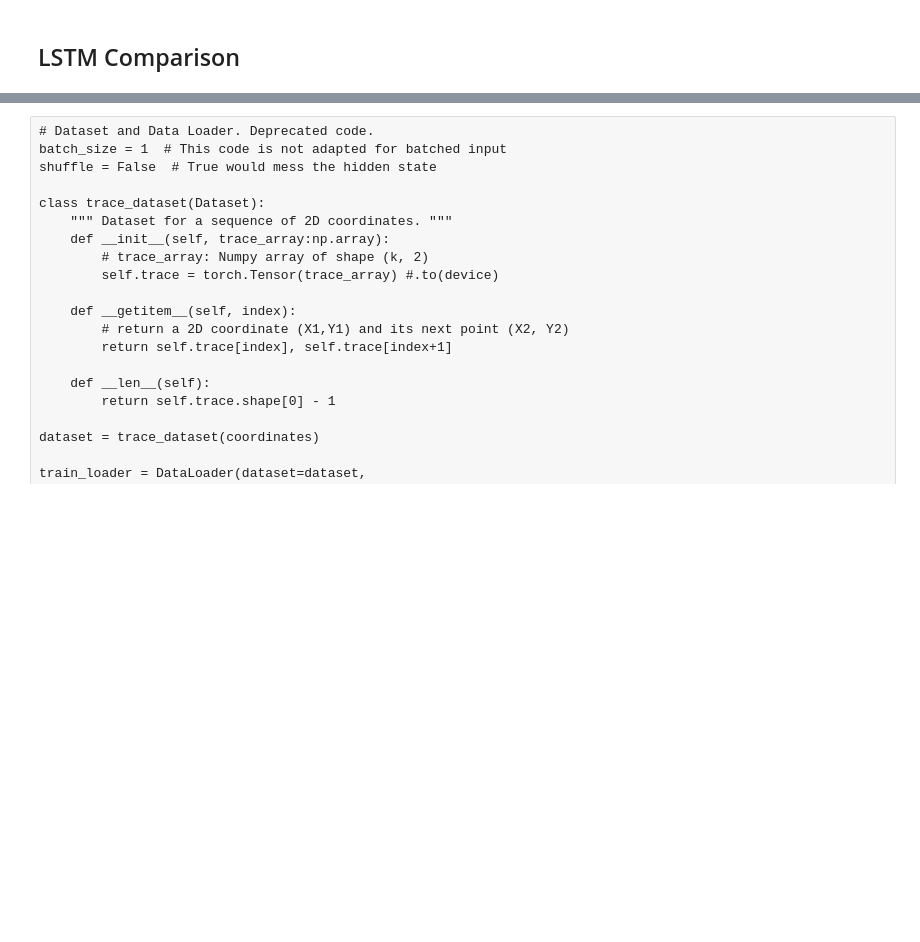
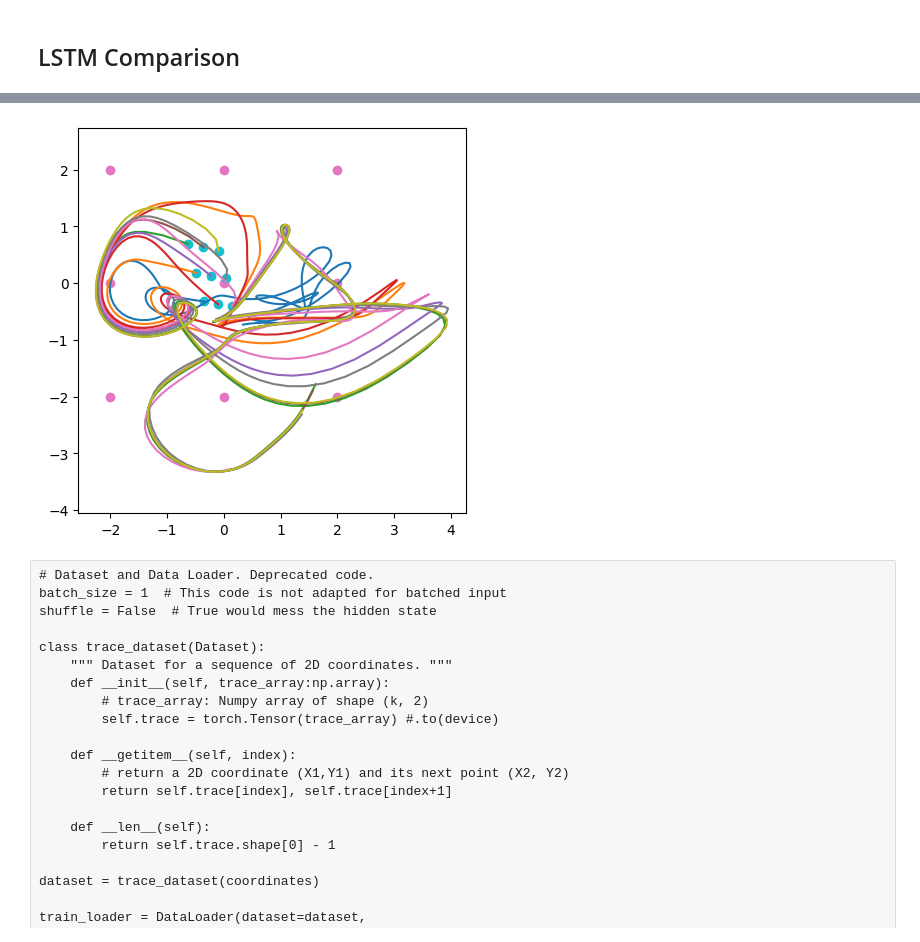
Before and after one commit to sergio-verduzco/deep_explorations, a Jupyter notebook: rnn/Elman_network.ipynb, the cells around one changed output, grey strips where cells are left out. Saved outputs shown, nothing was run; the diff lists cells and outputs as text; code cells hidden in the pictures; blank space fills up the shorter version.

```diff
--- a/rnn/Elman_network.ipynb
+++ b/rnn/Elman_network.ipynb
@@ -66,7 +73,7 @@ optim = torch.optim.Adam(rnn.parameters(), lr=lr)
 loss = nn.MSELoss(reduction='mean')
 # %%
 # training loop
-n_epochs = 300  # number of epochs
+n_epochs = 1000  # number of epochs
 
 for epoch in range(n_epochs):
     optim.zero_grad()
@@ -155,7 +184,7 @@ plt.show()
 # Same thing, but using LSTM
 # Create the network, the optimizer, and the loss function
 input_size = 2  # this shouldn't change
-hidden_size = 50
+hidden_size = 256
 lr = 3e-4  # learning rate
 all_generated = []
 
@@ -253,24 +302,26 @@ for trace in range(n_traces):
 # %%
 # plot a direction field
 lim_x = 2. # largest magnitude of x
 lim_y = 2.
-N_x = 4 # number of points in x dimension
-N_y = 4
-n_points = 60
+N_x = 3 # number of points in x dimension
+N_y = 3
+n_points = 200
 #df_fig = plt.figure(figsize = (10,10))
 fig = plt.figure(figsize=(5,5))
 plt.xlim(-1.1*lim_x, 1.1*lim_x)
 plt.ylim(-1.1*lim_y, 1.1*lim_y)
 plt.axis('equal')
 for x in np.linspace(-lim_x, lim_x, N_x):
     for y in np.linspace(-lim_y, lim_y, N_y):
         #print(f"x = {x}, y = {y}")
         plt.scatter([x], [y], color='tab:pink')
         coordinate = torch.tensor([x, y], dtype=torch.float32).unsqueeze(dim=0)
         trajectory = generate_trajectory(coordinate, n_points)
         plt.scatter([trajectory[0, 0]], [trajectory[0,1]], color='tab:cyan')
         plt.plot(trajectory[:, 0], trajectory[:, 1])
 plt.show()
+# %% [output]
+[figure, added]
 # %% [raw]
 # Dataset and Data Loader. Deprecated code.
 batch_size = 1  # This code is not adapted for batched input
```
Also changed, not shown: parts of 10 cells of this notebook, 3 other files.
